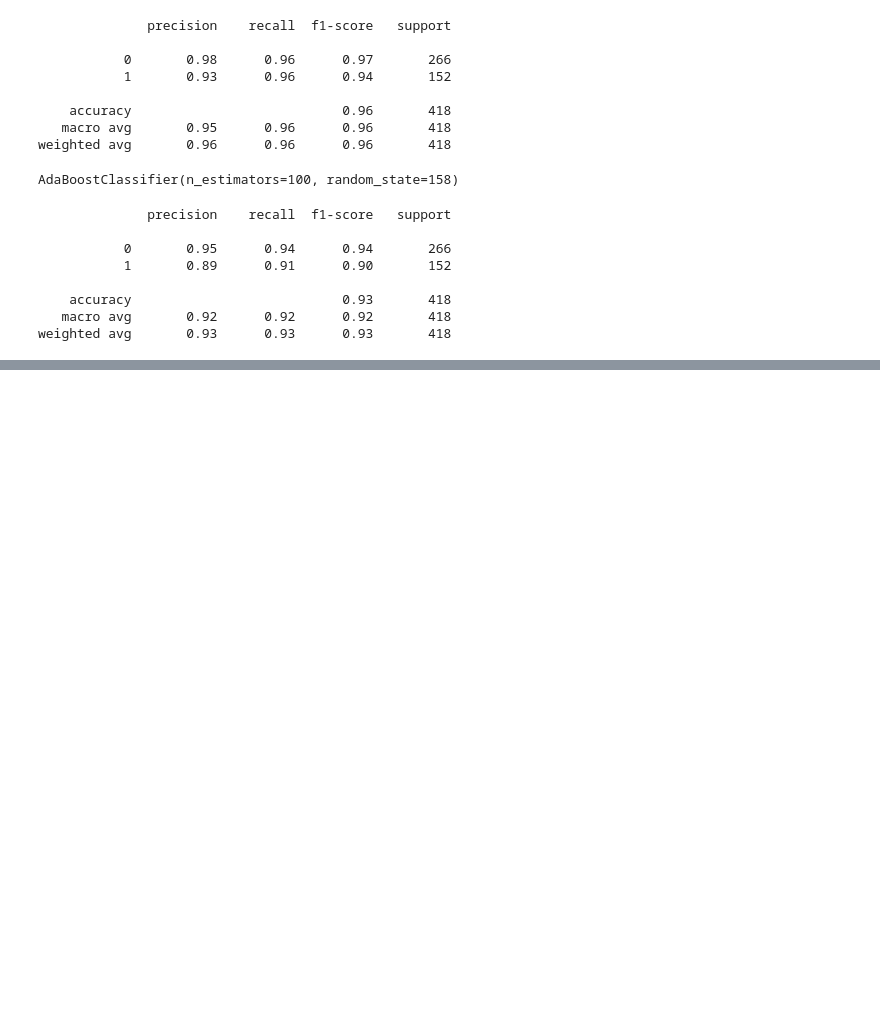
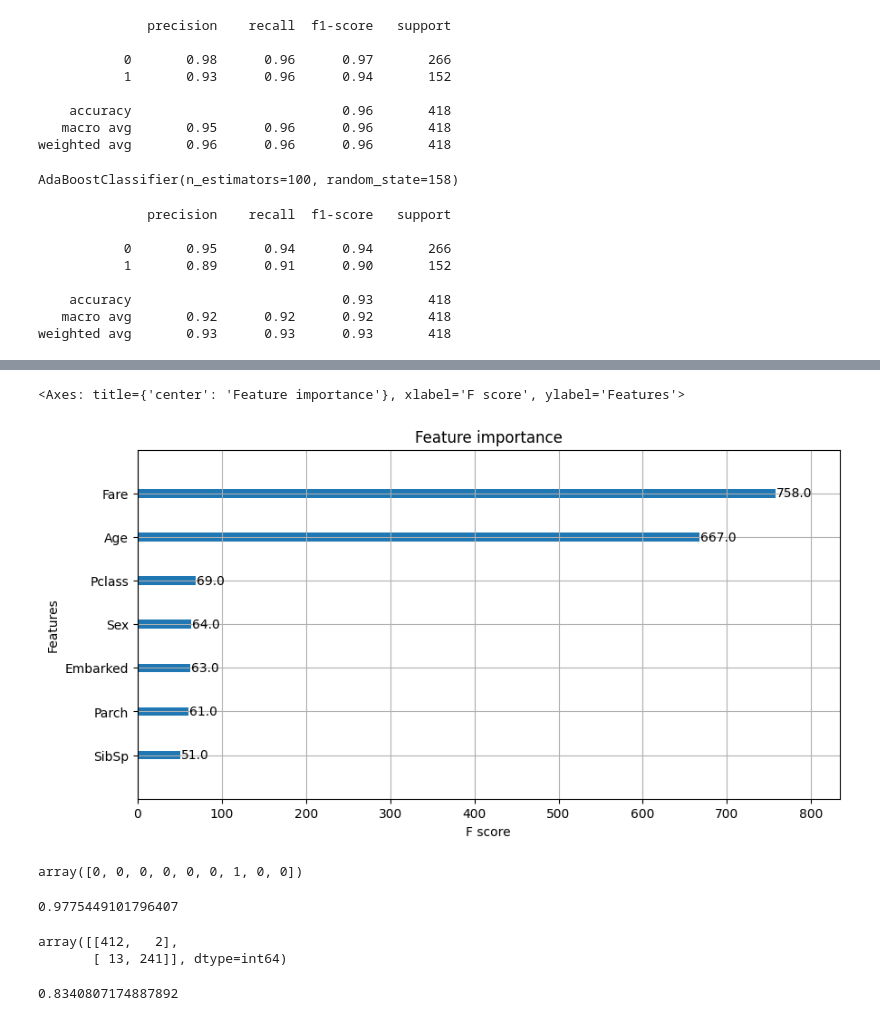
Before and after one commit to Denniels/titanic, a Jupyter notebook: titanic.ipynb, the cells around one changed output, grey strips where cells are left out. Saved outputs shown, nothing was run; the diff lists cells and outputs as text; code cells hidden in the pictures; blank space fills up the shorter version.

```diff
--- a/titanic.ipynb
+++ b/titanic.ipynb
@@ -405,0 +432,3 @@ weighted avg       0.93      0.93      0.93       418
+# %%
+X = train_data.drop('Survived', axis = 1)
+y = train_data['Survived']
@@ -405,0 +440,2 @@ weighted avg       0.93      0.93      0.93       418
+# %%
+X_train_xg, X_test_xg, y_train_xg, y_test_xg = train_test_split(X, y, random_state = 1582)
@@ -405,0 +447,5 @@ weighted avg       0.93      0.93      0.93       418
+# %%
+clf_xgb = XGBClassifier()
+# %%
+# Al crear el clasificador podemos ver su listado de hiperparametros, los cuales ajustamos para mejorar el desempeño
+clf_xgb.fit(X_train_xg, y_train_xg)
@@ -405,0 +484,15 @@ weighted avg       0.93      0.93      0.93       418
+# %%
+xgb.plot_importance(clf_xgb, ax=plt.gca())
+# %% [output]
+<Axes: title={'center': 'Feature importance'}, xlabel='F score', ylabel='Features'>
+[figure, added]
+# %%
+predictions = clf_xgb.predict(X_test_xg)
+predictions[1:10]
+# %% [output]
+array([0, 0, 0, 0, 0, 0, 1, 0, 0])
+# %%
+
+clf_xgb.score(X_train_xg, y_train_xg)
+# %% [output]
+0.9775449101796407
@@ -405,0 +502,9 @@ weighted avg       0.93      0.93      0.93       418
+# %%
+confusion_matrix(y_train_xg, pred_train)
+# %% [output]
+array([[412,   2],
+       [ 13, 241]], dtype=int64)
+# %%
+clf_xgb.score(X_test_xg, y_test_xg)
+# %% [output]
+0.8340807174887892
```
Also changed, not shown: parts of 13 cells of this notebook.
